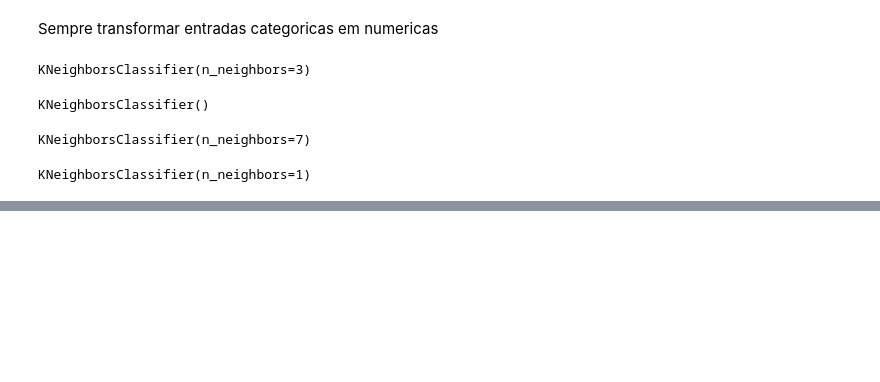
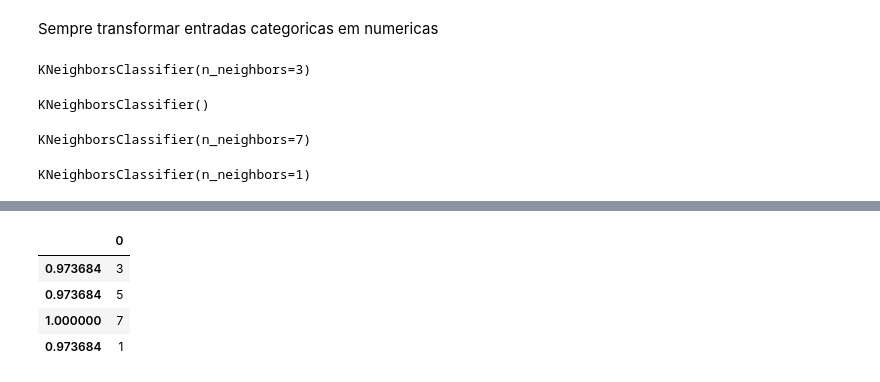
Before and after one commit to fcoprata/Review-Python, a Jupyter notebook: train_test.ipynb, the cells around one changed output, grey strips where cells are left out. Cells and saved outputs as stored; diff of their text form; code cells hidden in the pictures; blank space fills up the shorter version.

Commit message:
plot k vs acurracy

```diff
--- a/train_test.ipynb
+++ b/train_test.ipynb
@@ -228,3 +228,5 @@ weighted avg       0.95      0.95      0.95        38
+# %%
+acurr = accuracy_score(Y_test,Y_predict)
 # %%
 print(classification_report(Y_test,Y_predict2))
 # %% [output]
@@ -240,3 +242,5 @@ weighted avg       0.95      0.95      0.95        38
+# %%
+acurr1 = accuracy_score(Y_test,Y_predict2)
 # %%
 print(classification_report(Y_test,Y_predict3))
 # %% [output]
@@ -252,3 +256,5 @@ weighted avg       0.95      0.95      0.95        38
+# %%
+acurr2 = accuracy_score(Y_test,Y_predict3)
 # %%
 print(classification_report(Y_test,Y_predict4))
 # %% [output]
@@ -264,3 +270,5 @@ weighted avg       0.95      0.95      0.95        38
+# %%
+acurr3 = accuracy_score(Y_test,Y_predict4)
 # %%
 cm = confusion_matrix(Y_test,Y_predict)
 # %%
@@ -299,0 +308,9 @@ disp4.plot()
+# %%
+k_vs_acurr = pd.DataFrame([3,5,7,1],[acurr,acurr1,acurr2,acurr3])
+k_vs_acurr
+# %% [output]
+|  | 0 |
+| 0.973684 | 3 |
+| 0.973684 | 5 |
+| 1.000000 | 7 |
+| 0.973684 | 1 |
```
Also changed, not shown: parts of 19 cells of this notebook.
